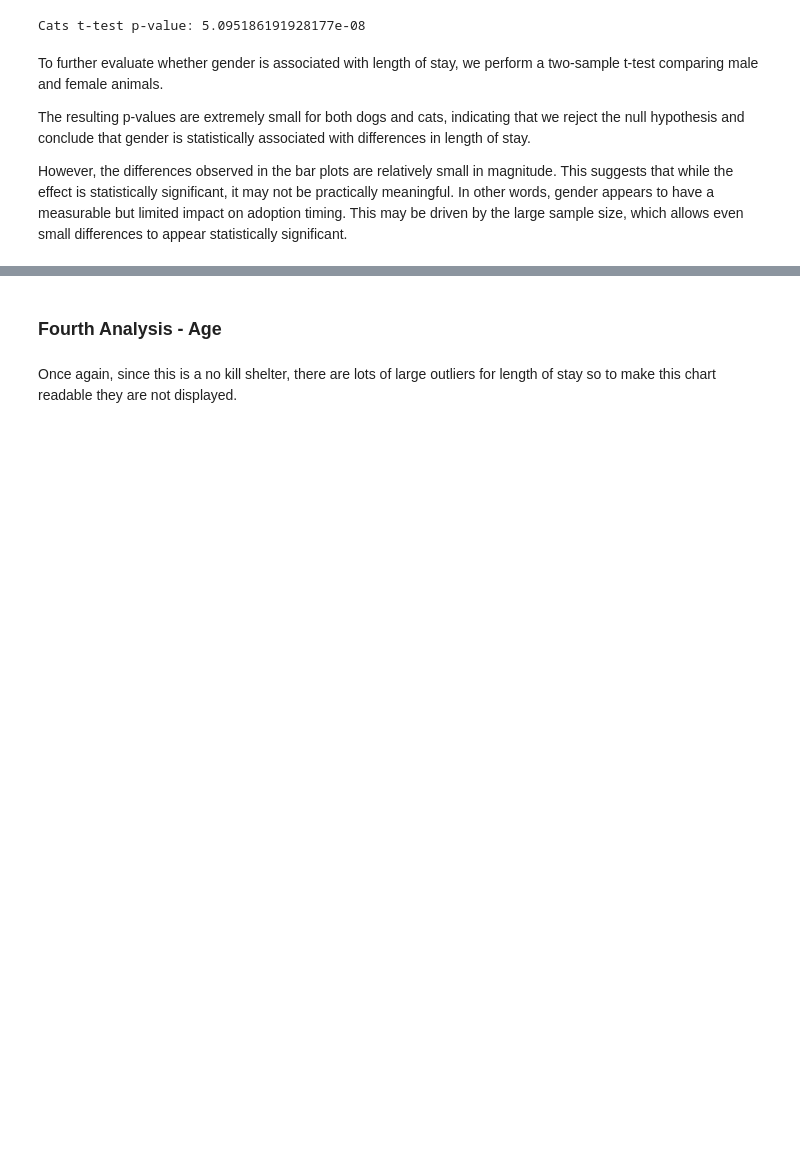
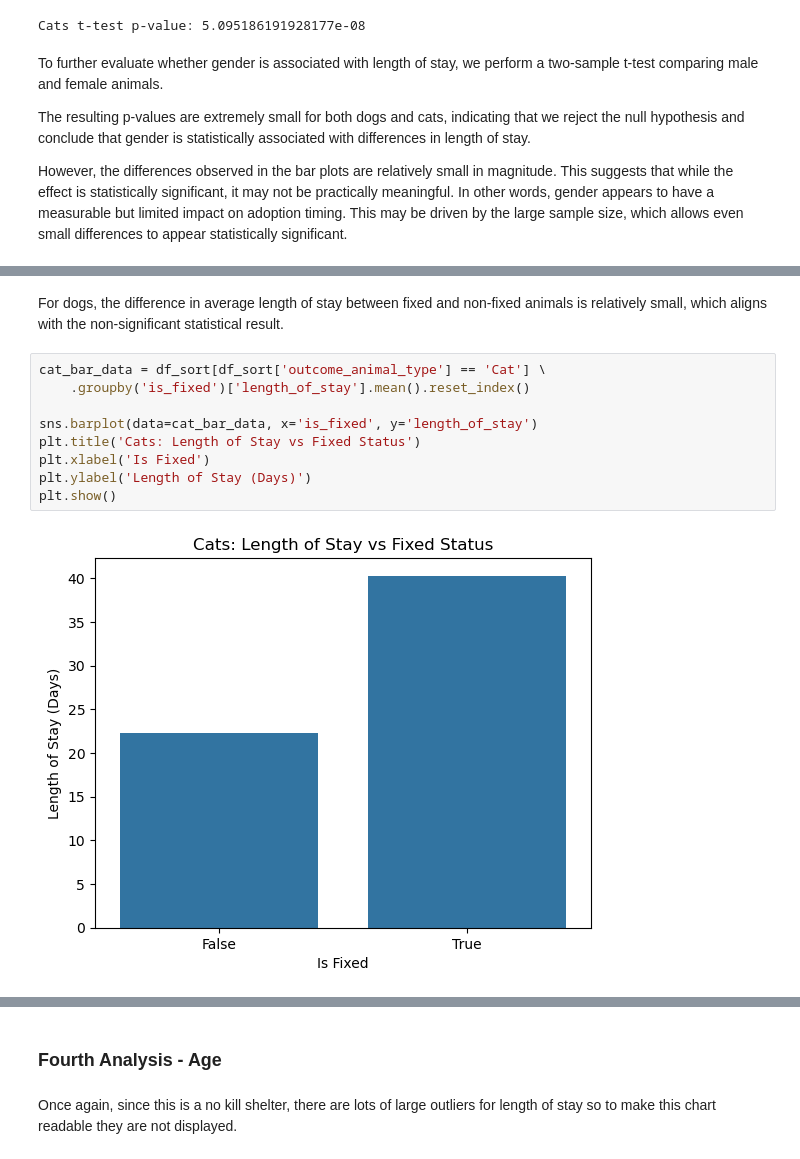
Before and after one commit to COGS108/Group072_WI26, a Jupyter notebook: 03-FinalProject.ipynb, the cells around one changed output, grey strips where cells are left out. Cells and saved outputs as stored; diff of their text form; blank space fills up the shorter version.

```diff
--- a/03-FinalProject.ipynb
+++ b/03-FinalProject.ipynb
@@ -297,0 +354,13 @@ However, the differences observed in the bar plots are relatively small in magni
+# %% [markdown]
+For dogs, the difference in average length of stay between fixed and non-fixed animals is relatively small, which aligns with the non-significant statistical result.
+# %%
+cat_bar_data = df_sort[df_sort['outcome_animal_type'] == 'Cat'] \
+    .groupby('is_fixed')['length_of_stay'].mean().reset_index()
+
+sns.barplot(data=cat_bar_data, x='is_fixed', y='length_of_stay')
+plt.title('Cats: Length of Stay vs Fixed Status')
+plt.xlabel('Is Fixed')
+plt.ylabel('Length of Stay (Days)')
+plt.show()
+# %% [output]
+[figure, added]
```
Also changed, not shown: parts of 22 cells of this notebook.
